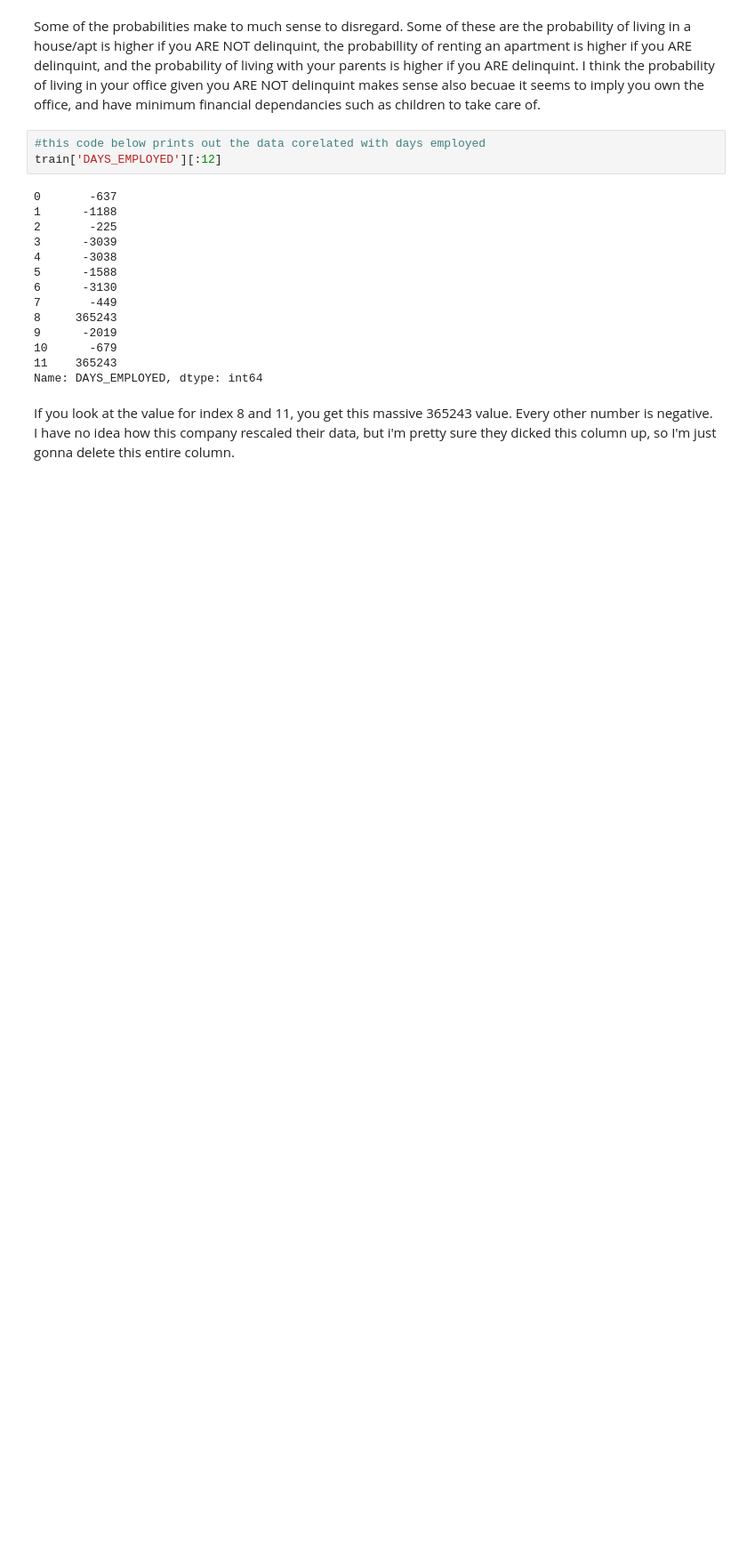
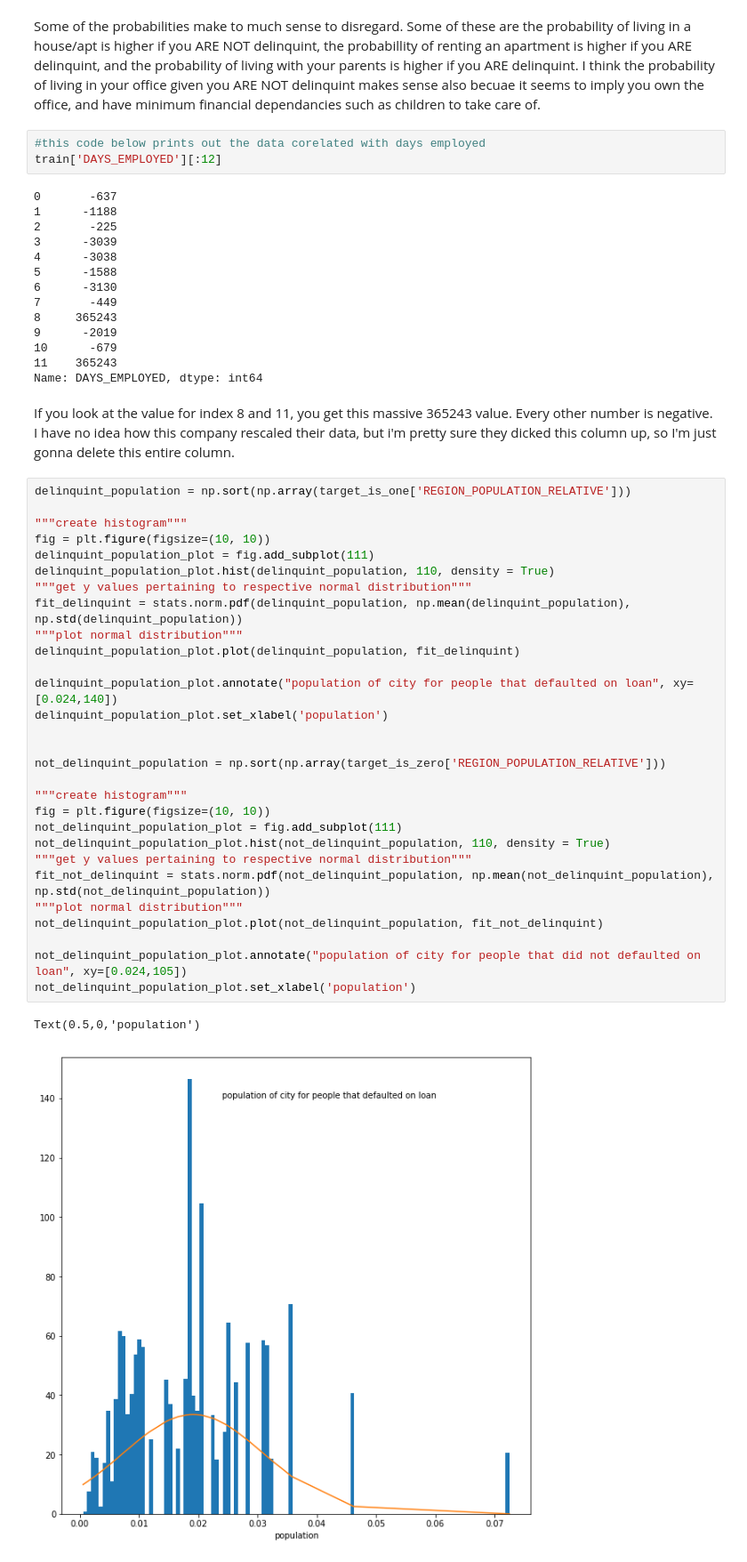
Before and after one commit to bnicholl/loan_risk, a Jupyter notebook: credit_risk.ipynb, the cells around one changed output. Shown: that part at 89% size. Drawn from its saved outputs; the diff is of its cells as text; blank space fills up the shorter version.

```diff
--- a/credit_risk.ipynb
+++ b/credit_risk.ipynb
@@ -1301,3 +1302,35 @@ train['DAYS_EMPLOYED'][:12]
 Name: DAYS_EMPLOYED, dtype: int64
 # %% [markdown]
 If you look at the value for index 8 and 11, you get this massive 365243 value. Every other number is negative. I have no idea how this company rescaled their data, but i'm pretty sure they dicked this column up, so I'm just gonna delete this entire column.
+# %%
+delinquint_population = np.sort(np.array(target_is_one['REGION_POPULATION_RELATIVE']))
+
+"""create histogram"""
+fig = plt.figure(figsize=(10, 10))
+delinquint_population_plot = fig.add_subplot(111)
+delinquint_population_plot.hist(delinquint_population, 110, density = True)
+"""get y values pertaining to respective normal distribution"""
+fit_delinquint = stats.norm.pdf(delinquint_population, np.mean(delinquint_population), np.std(delinquint_population))
+"""plot normal distribution"""
+delinquint_population_plot.plot(delinquint_population, fit_delinquint)
+
+delinquint_population_plot.annotate("population of city for people that defaulted on loan", xy=[0.024,140])
+delinquint_population_plot.set_xlabel('population')
+
+
+not_delinquint_population = np.sort(np.array(target_is_zero['REGION_POPULATION_RELATIVE']))
+
+"""create histogram"""
+fig = plt.figure(figsize=(10, 10))
+not_delinquint_population_plot = fig.add_subplot(111)
+not_delinquint_population_plot.hist(not_delinquint_population, 110, density = True)
+"""get y values pertaining to respective normal distribution"""
+fit_not_delinquint = stats.norm.pdf(not_delinquint_population, np.mean(not_delinquint_population), np.std(not_delinquint_population))
+"""plot normal distribution"""
+not_delinquint_population_plot.plot(not_delinquint_population, fit_not_delinquint)
+
+not_delinquint_population_plot.annotate("population of city for people that did not defaulted on loan", xy=[0.024,105])
+not_delinquint_population_plot.set_xlabel('population')
+# %% [output]
+Text(0.5,0,'population')
+[figure, added]
```
Also changed, not shown: parts of 12 cells of this notebook.
